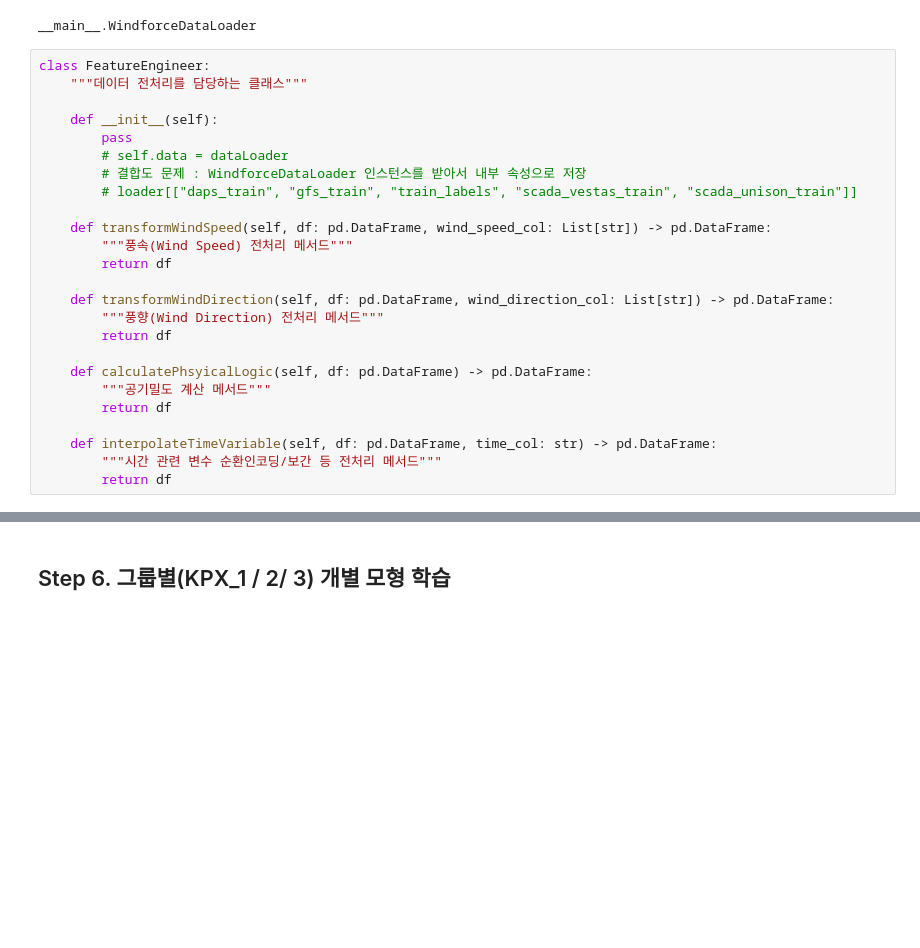
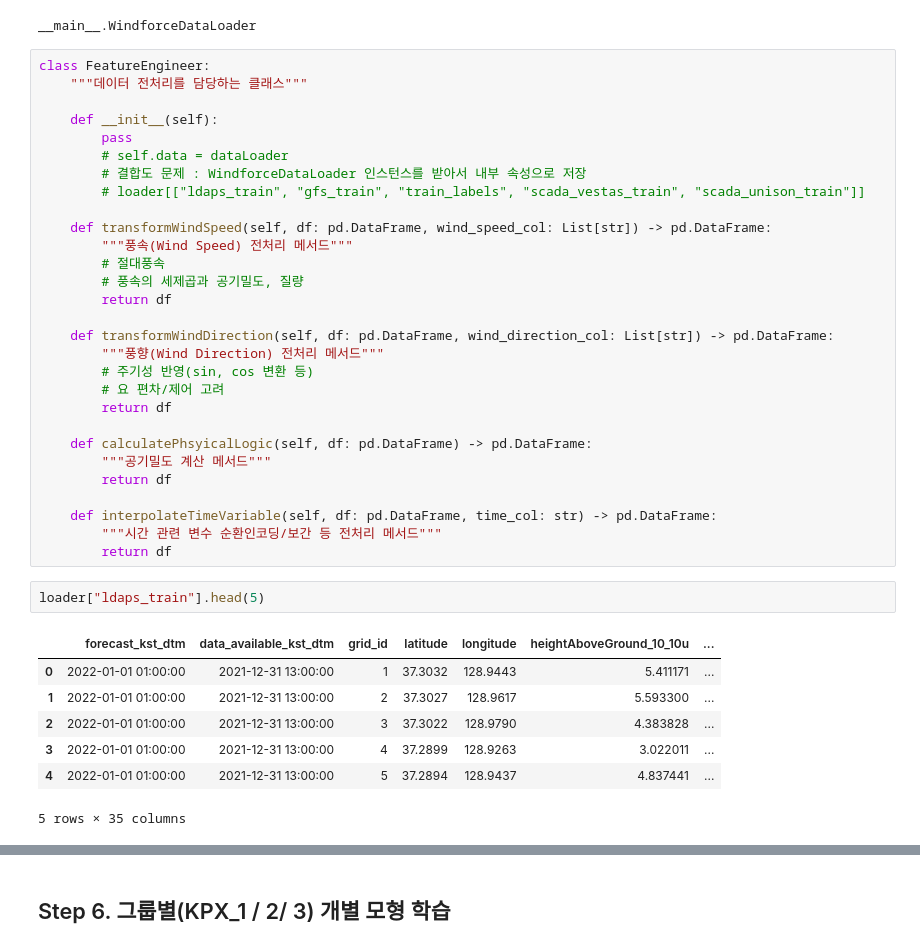
Before and after one commit to ksydata/WINDFORCE, a Jupyter notebook: BASELINE/baseline_1.ipynb, the cells around one changed output, grey strips where cells are left out. Cells and saved outputs as stored; diff of their text form; blank space fills up the shorter version.

```diff
--- a/BASELINE/baseline_1.ipynb
+++ b/BASELINE/baseline_1.ipynb
@@ -293,14 +293,18 @@ class FeatureEngineer:
         pass
         # self.data = dataLoader
         # 결합도 문제 : WindforceDataLoader 인스턴스를 받아서 내부 속성으로 저장
-        # loader[["daps_train", "gfs_train", "train_labels", "scada_vestas_train", "scada_unison_train"]]
+        # loader[["ldaps_train", "gfs_train", "train_labels", "scada_vestas_train", "scada_unison_train"]]
 
     def transformWindSpeed(self, df: pd.DataFrame, wind_speed_col: List[str]) -> pd.DataFrame:
         """풍속(Wind Speed) 전처리 메서드"""
+        # 절대풍속
+        # 풍속의 세제곱과 공기밀도, 질량
         return df
 
     def transformWindDirection(self, df: pd.DataFrame, wind_direction_col: List[str]) -> pd.DataFrame:
         """풍향(Wind Direction) 전처리 메서드"""
+        # 주기성 반영(sin, cos 변환 등)
+        # 요 편차/제어 고려
         return df
 
     def calculatePhsyicalLogic(self, df: pd.DataFrame) -> pd.DataFrame:
@@ -310,3 +314,13 @@ class FeatureEngineer:
     def interpolateTimeVariable(self, df: pd.DataFrame, time_col: str) -> pd.DataFrame:
         """시간 관련 변수 순환인코딩/보간 등 전처리 메서드"""
         return df
+# %%
+loader["ldaps_train"].head(5)
+# %% [output]
+|  | forecast_kst_dtm | data_available_kst_dtm | grid_id | latitude | longitude | heightAboveGround_10_10u | ... |
+| 0 | 2022-01-01 01:00:00 | 2021-12-31 13:00:00 | 1 | 37.3032 | 128.9443 | 5.411171 | ... |
+| 1 | 2022-01-01 01:00:00 | 2021-12-31 13:00:00 | 2 | 37.3027 | 128.9617 | 5.593300 | ... |
+| 2 | 2022-01-01 01:00:00 | 2021-12-31 13:00:00 | 3 | 37.3022 | 128.9790 | 4.383828 | ... |
+| 3 | 2022-01-01 01:00:00 | 2021-12-31 13:00:00 | 4 | 37.2899 | 128.9263 | 3.022011 | ... |
+| 4 | 2022-01-01 01:00:00 | 2021-12-31 13:00:00 | 5 | 37.2894 | 128.9437 | 4.837441 | ... |
+5 rows × 35 columns
```
Also changed, not shown: parts of 5 cells of this notebook.
